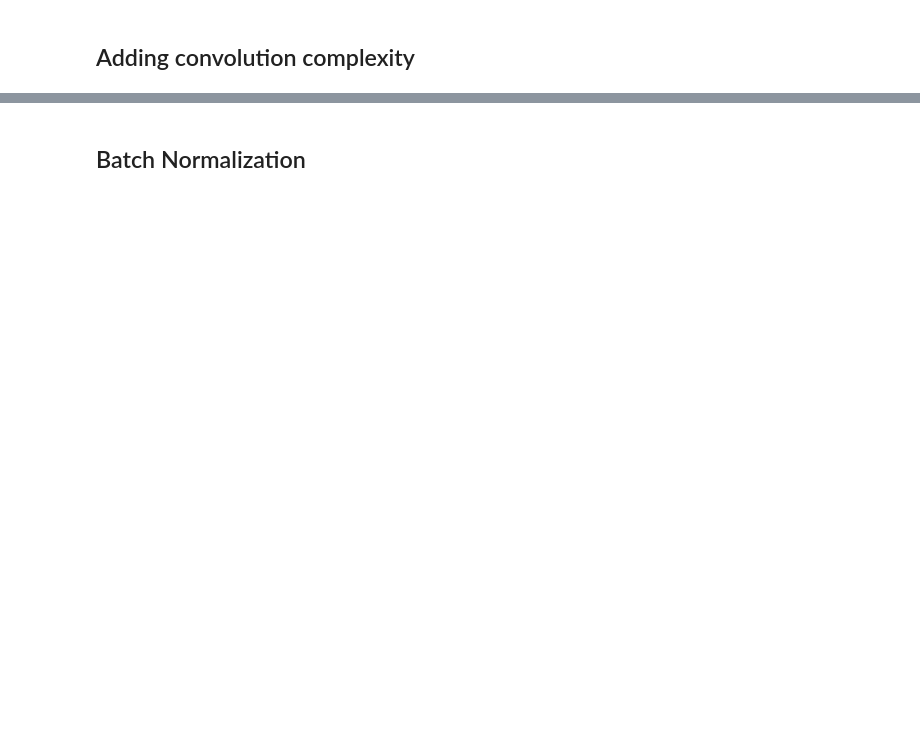
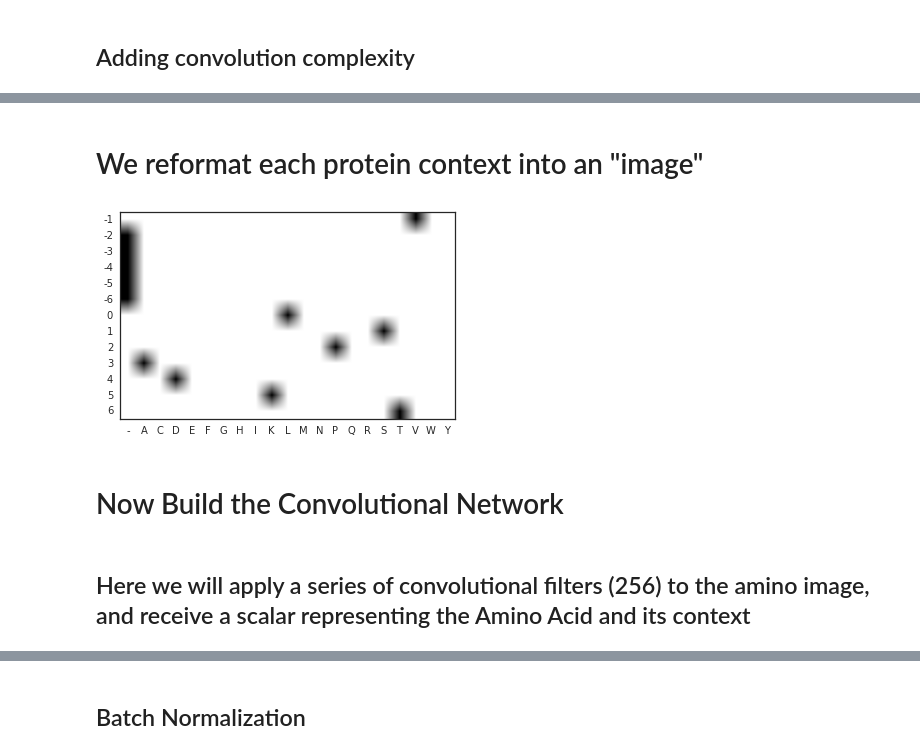
Before and after one commit to lucasramadan/Protein_Prediction, a Jupyter notebook: NN Presentation.ipynb, the cells around one changed output, grey strips where cells are left out. Drawn from its saved outputs; the diff is of its cells as text; code cells hidden in the pictures; blank space fills up the shorter version.

```diff
--- a/NN Presentation.ipynb
+++ b/NN Presentation.ipynb
@@ -234,0 +257,14 @@ plt.plot(costs);
+# %%
+# read our data in
+
+aminos = ['-','A', 'C', 'D', 'E', 'F', 'G', 'H', 'I', 'K', 'L', 'M', 'N', 'P', 'Q', 'R', 'S', 'T', 'V', 'W', 'Y']
+positions = sorted(map(str, range(-(n_window-1)//2, (n_window+1)//2, 1)))
+
+n_window = 13
+n_aminos = 21
+
+loaded_data = get_data_tensor(n = n_window)
+
+labels = pd.read_csv('one_hot_labels.csv')
+# %% [markdown]
+# We reformat each protein context into an "image"
@@ -234,0 +278,8 @@ plt.plot(costs);
+# %%
+plt.imshow(loaded_data[:1].reshape((13, 21)));
+plt.xticks(xrange(len(aminos)), aminos)
+plt.yticks(xrange(len(positions)), positions);
+# %% [output]
+[figure, added]
+# %% [markdown]
+# Now Build the Convolutional Network
@@ -234,0 +304,2 @@ plt.plot(costs);
+# %% [markdown]
+## Here we will apply a series of convolutional filters (256) to the amino image, and receive a scalar representing the Amino Acid and its context
```
Also changed, not shown: parts of 37 cells of this notebook, 8 other files.
